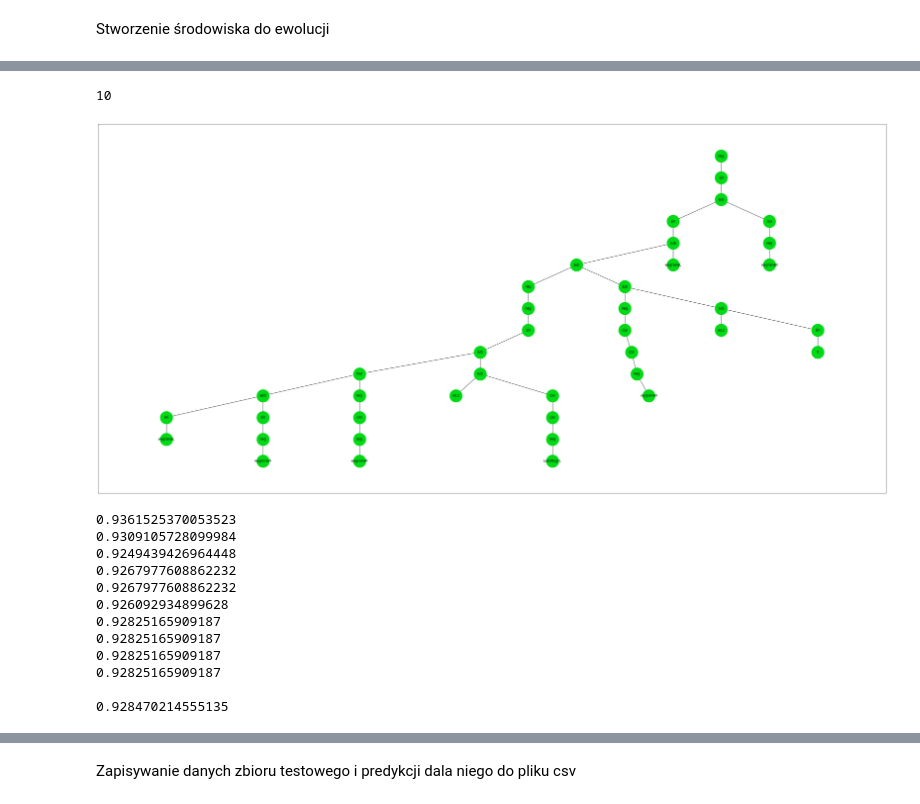
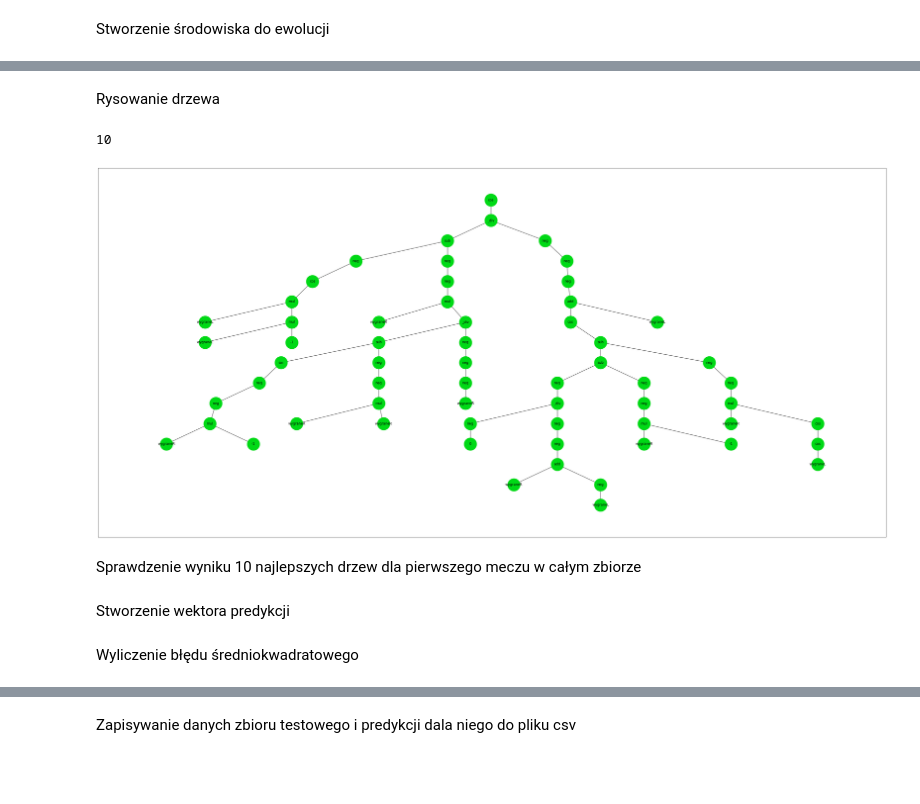
Before and after one commit to Szymonnnn/predykcja-meczow, a Jupyter notebook: Programowanie_genetyczne_deap.ipynb, the cells around one changed output, grey strips where cells are left out. Saved outputs shown, nothing was run; the diff lists cells and outputs as text; code cells hidden in the pictures; blank space fills up the shorter version.

```diff
--- a/Programowanie_genetyczne_deap.ipynb
+++ b/Programowanie_genetyczne_deap.ipynb
@@ -144,30 +130,45 @@ gen     nevals  avg             gen     max             min             nevals
+# %%
+min_ = log.chapters["fitness"].select("min")
+gen_ = log.chapters["fitness"].select("gen")
+
+import matplotlib.pyplot as plt
+plt.rcParams["figure.figsize"] = (16,9)
+plt.plot(gen_, min_, "-r", label="Zbiór uczący")
+plt.legend(loc="upper right")
+plt.xlabel('Pokolenia')
+plt.ylabel('Najlepsza wartość fitness')
+plt.savefig("wykres.png")
+# %% [markdown]
+Rysowanie drzewa
 # %%
 import matplotlib.pyplot as plt
 import networkx as nx
 from networkx.drawing.nx_agraph import graphviz_layout
 print(len(hof))
 
-nodes, edges, labels = gp.graph(hof[1])
+nodes, edges, labels = gp.graph(hof[0])
 plt.rcParams["figure.figsize"] = (50,24)
 g = nx.Graph()
 g.add_nodes_from(nodes)
 g.add_edges_from(edges)
 
 
 pos = graphviz_layout(g, prog="dot")
 nx.draw_networkx_nodes(g, pos, node_size=2000, node_color='#00d916')
 nx.draw_networkx_edges(g, pos)
 nx.draw_networkx_labels(g, pos, labels)
 
 plt.plot(figsize=(8, 6), dpi=80)
 plt.savefig("drzewo.png")
 # %% [output]
 10
-[figure, old version]
+[figure, new version]
+# %% [markdown]
+Sprawdzenie wyniku 10 najlepszych drzew dla pierwszego meczu w całym zbiorze
 # %%
-ean = 0
+mean = 0
 for i in range(len(hof)):
-    func = toolbox.compile(expr=hof[i])
+    func = toolbox.compile(expr=hof[0])
     x=X[0]
     f = func(x[0], x[1], x[2], x[3], x[4], x[5], x[6], x[7], x[8], x[9], x[10], x[11], x[12], x[13], x[14], x[15], x[16], x[17], x[18], x[19])
     mean += f
@@ -175,18 +176,7 @@ for i in range(len(hof)):
 mean = mean/len(hof)
 print()
 print(mean)
-# %% [output]
-0.9361525370053523
-0.9309105728099984
-0.9249439426964448
-0.9267977608862232
-0.9267977608862232
-0.926092934899628
-0.92825165909187
-0.92825165909187
-0.92825165909187
-0.92825165909187
-
-0.928470214555135
+# %% [markdown]
+Stworzenie wektora predykcji
 # %%
 predict = []
@@ -195,6 +185,8 @@ func = toolbox.compile(expr=hof[1])
 for i in range(len(y_test)):
     x = X_test[i]
     predict.append(func(x[0], x[1], x[2], x[3], x[4], x[5], x[6], x[7], x[8], x[9], x[10], x[11], x[12], x[13], x[14], x[15], x[16], x[17], x[18], x[19]))
+# %% [markdown]
+Wyliczenie błędu średniokwadratowego
 # %%
 err = 0
 for i in range(len(y_test)):
```
Also changed, not shown: parts of 14 cells of this notebook.
